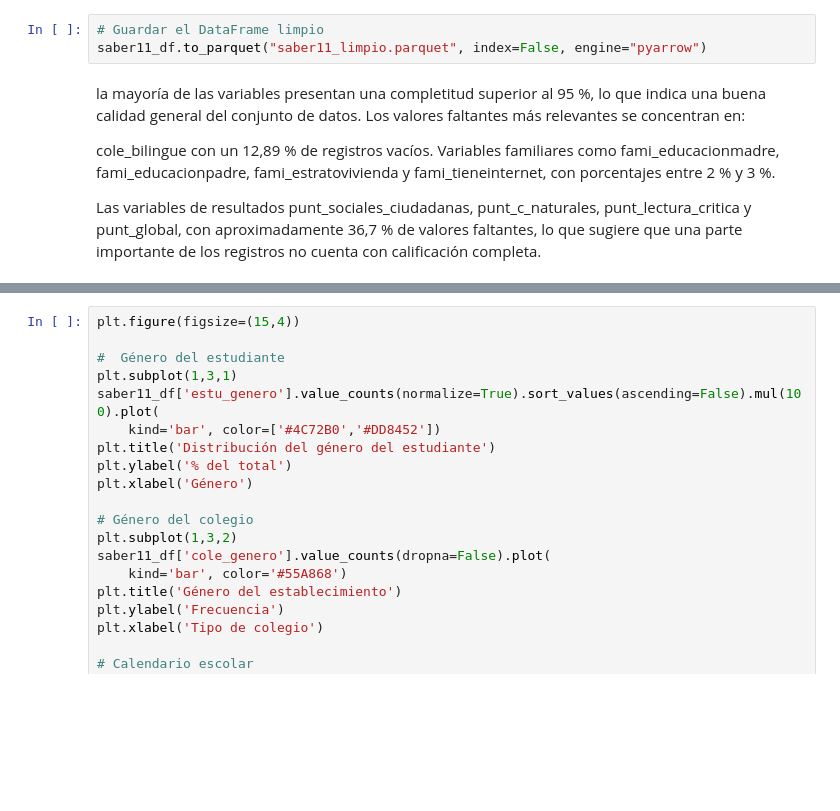
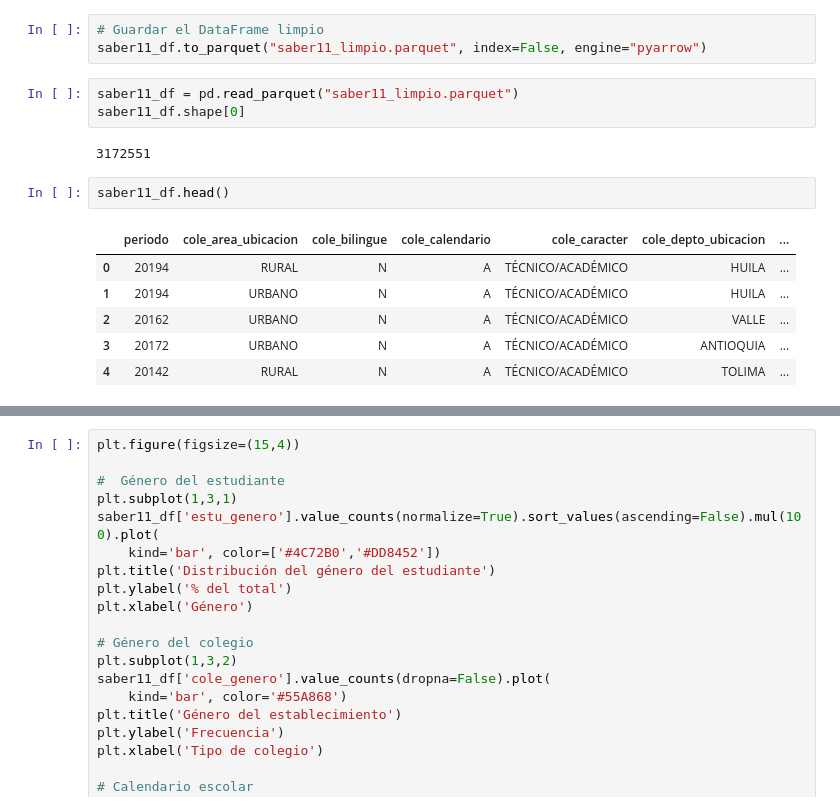
Before and after one commit to dnaranjoc/Proyecto_ICFES_Despliegue_2025, a Jupyter notebook: pruebas_saber_exploracion_limpieza.ipynb, the cells around one changed output, grey strips where cells are left out. Cells and saved outputs as stored; diff of their text form; blank space fills up the shorter version.

Commit message:
Actualizacion limpieza de datos

```diff
--- a/pruebas_saber_exploracion_limpieza.ipynb
+++ b/pruebas_saber_exploracion_limpieza.ipynb
@@ -424,11 +424,17 @@ msno.matrix(saber11_df)
 # %%
 # Guardar el DataFrame limpio
 saber11_df.to_parquet("saber11_limpio.parquet", index=False, engine="pyarrow")
-# %% [markdown]
-la mayoría de las variables presentan una completitud superior al 95 %, lo que indica una buena calidad general del conjunto de datos.
-Los valores faltantes más relevantes se concentran en:
-
-cole_bilingue con un 12,89 % de registros vacíos.
-Variables familiares como fami_educacionmadre, fami_educacionpadre, fami_estratovivienda y fami_tieneinternet, con porcentajes entre 2 % y 3 %.
-
-Las variables de resultados punt_sociales_ciudadanas, punt_c_naturales, punt_lectura_critica y punt_global, con aproximadamente 36,7 % de valores faltantes, lo que sugiere que una parte importante de los registros no cuenta con calificación completa.
+# %%
+saber11_df = pd.read_parquet("saber11_limpio.parquet")
+saber11_df.shape[0]
+# %% [output]
+3172551
+# %%
+saber11_df.head()
+# %% [output]
+|  | periodo | cole_area_ubicacion | cole_bilingue | cole_calendario | cole_caracter | cole_depto_ubicacion | ... |
+| 0 | 20194 | RURAL | N | A | TÉCNICO/ACADÉMICO | HUILA | ... |
+| 1 | 20194 | URBANO | N | A | TÉCNICO/ACADÉMICO | HUILA | ... |
+| 2 | 20162 | URBANO | N | A | TÉCNICO/ACADÉMICO | VALLE | ... |
+| 3 | 20172 | URBANO | N | A | TÉCNICO/ACADÉMICO | ANTIOQUIA | ... |
+| 4 | 20142 | RURAL | N | A | TÉCNICO/ACADÉMICO | TOLIMA | ... |
```
Also changed, not shown: parts of 16 cells of this notebook.
